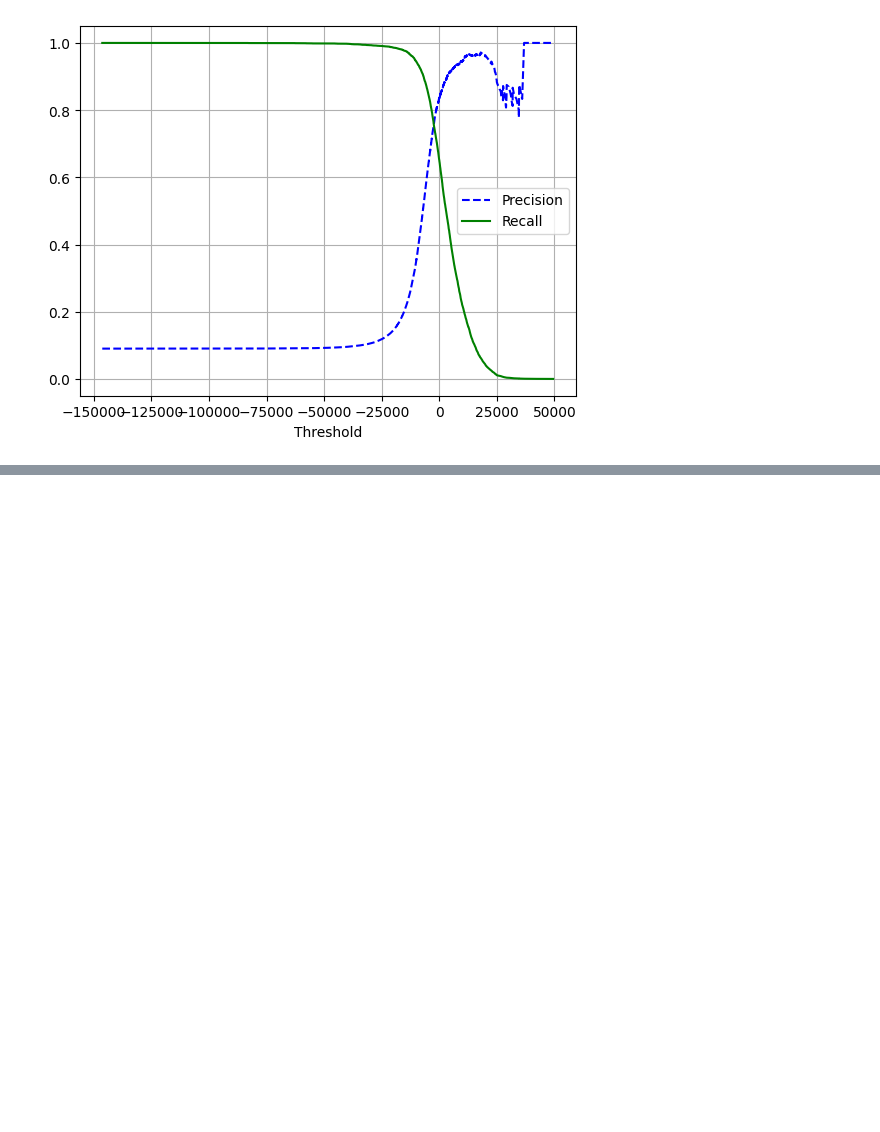
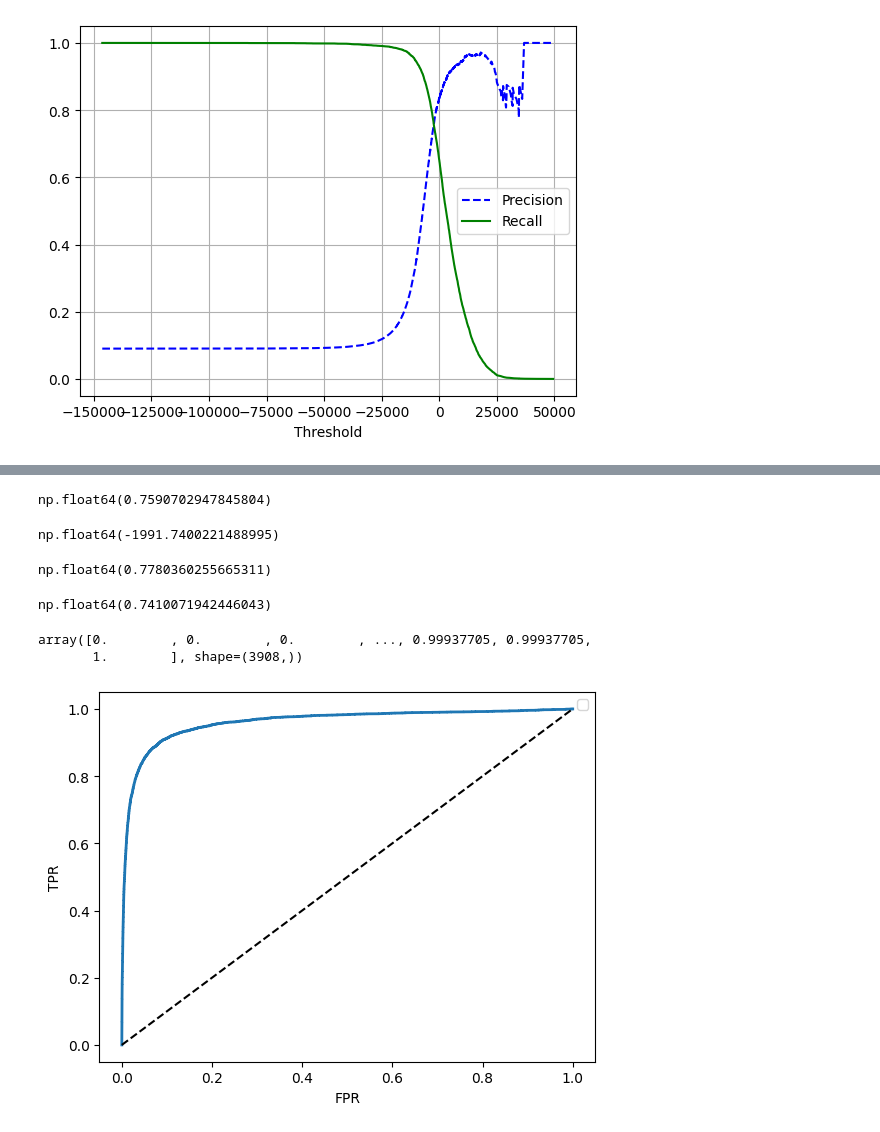
Before and after one commit to dakshkaura14-oss/Hands_on_Ml, a Jupyter notebook: MNIST_dataset/mnist.ipynb, the cells around one changed output, grey strips where cells are left out. Cells and saved outputs as stored; diff of their text form; code cells hidden in the pictures; blank space fills up the shorter version.

```diff
--- a/MNIST_dataset/mnist.ipynb
+++ b/MNIST_dataset/mnist.ipynb
@@ -203,0 +228,35 @@ TypeError: plot() got an unexpected keyword argument 'x'
+# %%
+best_index=np.argmax(f1_scores)
+best_index
+f1_scores[best_index]
+# %% [output]
+np.float64(0.7590702947845804)
+# %%
+thresholds[best_index]
+# %% [output]
+np.float64(-1991.7400221488995)
+# %%
+precisions[best_index]
+# %% [output]
+np.float64(0.7780360255665311)
+# %%
+recalls[best_index]
+# %% [output]
+np.float64(0.7410071942446043)
+# %%
+from sklearn.metrics import roc_curve
+
+fpr,tpr,thresholds_roc=roc_curve(y_train_5,y_scores)
+
+fpr
+# %% [output]
+array([0.        , 0.        , 0.        , ..., 0.99937705, 0.99937705,
+       1.        ], shape=(3908,))
+# %%
+plt.plot(fpr,tpr,linewidth=2)
+plt.plot([0,1],[0,1],'k--')
+plt.xlabel("FPR")
+plt.ylabel("TPR")
+plt.show()
+# %% [output]
+[figure, added]
```
Also changed, not shown: parts of 7 cells of this notebook.
